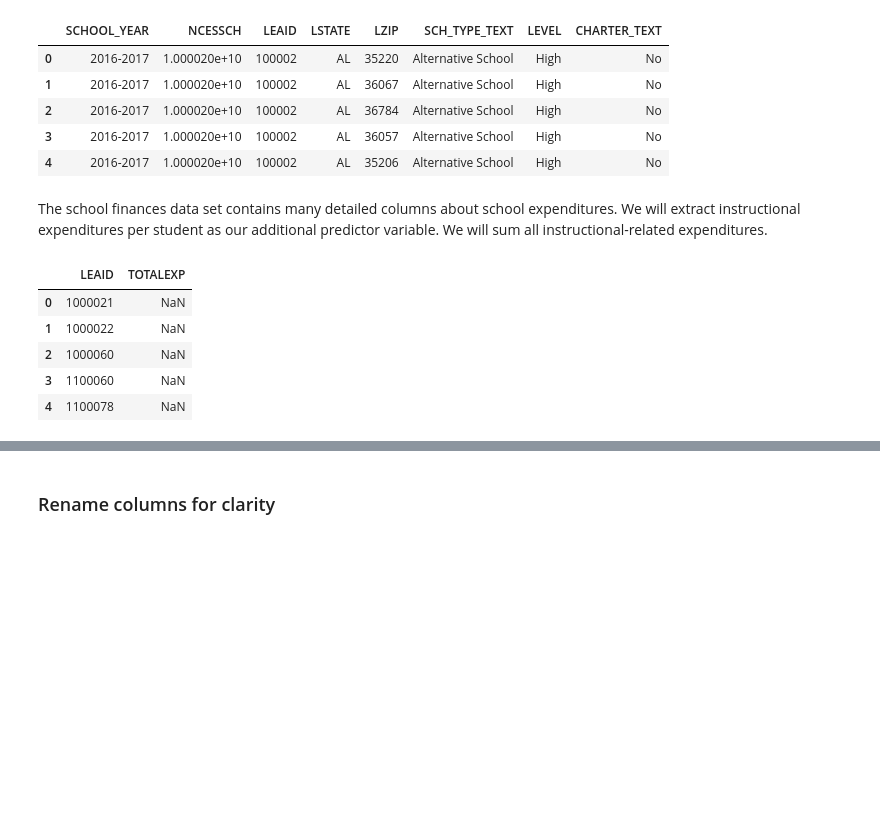
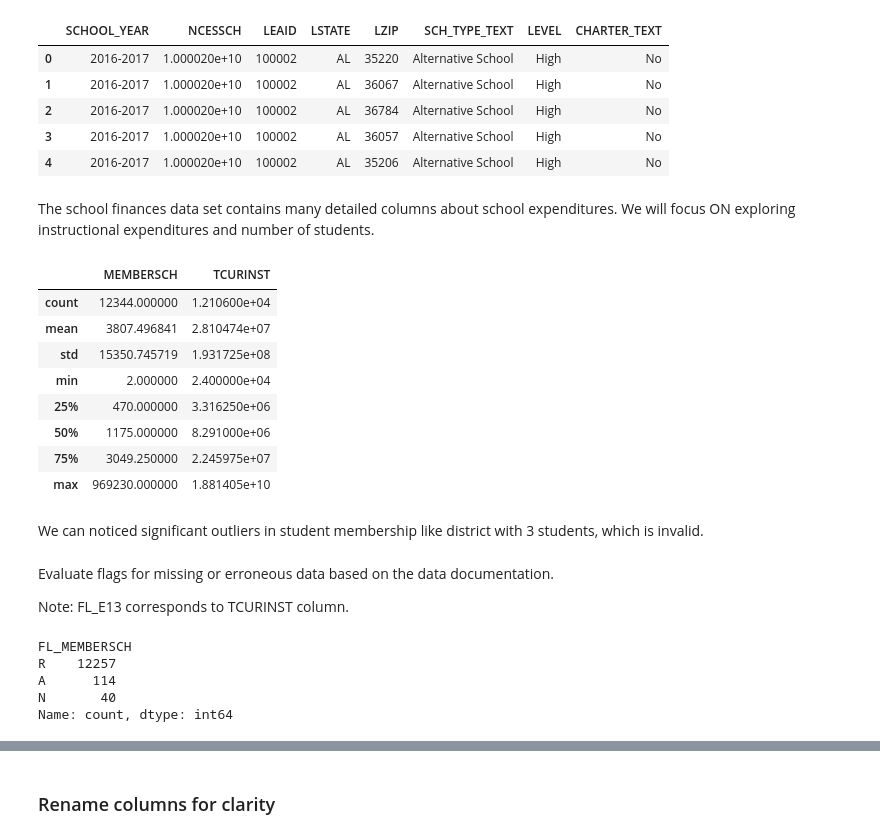
Before and after one commit to JLichwa80/education, a Jupyter notebook: code/Education_DATA_Preparation.ipynb, the cells around one changed output, grey strips where cells are left out. Drawn from its saved outputs; the diff is of its cells as text; code cells hidden in the pictures; blank space fills up the shorter version.

```diff
--- a/code/Education_DATA_Preparation.ipynb
+++ b/code/Education_DATA_Preparation.ipynb
@@ -102,6 +102,3 @@ memory usage: 50.7+ MB
 school_finance = pd.read_excel(
     'https://github.com/JLichwa80/education/raw/refs/heads/master/data/district_finances.xlsx'
 )
-### Update 0 and negative values to NaN (based on documentation that negative values indicates missing data)
-school_finance.loc[school_finance['TOTALEXP'] <= 0, 'TOTALEXP'] = np.nan
-school_finance.info()
@@ -113,0 +105,10 @@ memory usage: 37.1+ MB
+# %%
+# Update 0 and negative values to NaN (based on documentation that negative values indicates missing data)
+numeric_cols = school_finance.select_dtypes(include=[np.number]).columns
+
+# reduce records to high schools
+school_finance = school_finance[(school_finance['SCHLEV'] == 2) | (school_finance['SCHLEV'] == 3)]
+
+school_finance[numeric_cols] = school_finance[numeric_cols].mask(school_finance[numeric_cols] <= 0)
+pd.set_option('display.max_info_columns', 300)
+school_finance.info()
@@ -230,15 +267,30 @@ school_information.head()
 | 3 | 2016-2017 | 1.000020e+10 | 100002 | AL | 36057 | Alternative School | High | No |
 | 4 | 2016-2017 | 1.000020e+10 | 100002 | AL | 35206 | Alternative School | High | No |
 # %% [markdown]
-The school finances data set contains many detailed columns about school expenditures. We will extract instructional expenditures per student as our additional predictor variable. We will sum all instructional-related expenditures.
+The school finances data set contains many detailed columns about school expenditures. We will focus ON exploring instructional expenditures and number of students.
 # %%
-# Financial expenditures by district
-school_finance = school_finance[['LEAID', 'TOTALEXP']]
-school_finance.head()
+school_finance[['MEMBERSCH','TCURINST']].describe()
 # %% [output]
-|  | LEAID | TOTALEXP |
-| 0 | 1000021 | NaN |
-| 1 | 1000022 | NaN |
-| 2 | 1000060 | NaN |
-| 3 | 1100060 | NaN |
-| 4 | 1100078 | NaN |
+|  | MEMBERSCH | TCURINST |
+| count | 12344.000000 | 1.210600e+04 |
+| mean | 3807.496841 | 2.810474e+07 |
+| std | 15350.745719 | 1.931725e+08 |
+| min | 2.000000 | 2.400000e+04 |
+| 25% | 470.000000 | 3.316250e+06 |
+| 50% | 1175.000000 | 8.291000e+06 |
+| 75% | 3049.250000 | 2.245975e+07 |
+| max | 969230.000000 | 1.881405e+10 |
+# %% [markdown]
+We can noticed significant outliers in student membership like district with 3 students, which is invalid.
+# %% [markdown]
+Evaluate flags for missing or erroneous data based on the data documentation.
+
+Note: FL_E13 corresponds to TCURINST column.
+# %%
+school_finance['FL_MEMBERSCH'].value_counts()
+# %% [output]
+FL_MEMBERSCH
+R    12257
+A      114
+N       40
+Name: count, dtype: int64
```
Also changed, not shown: parts of 20 cells of this notebook, 3 other files.
